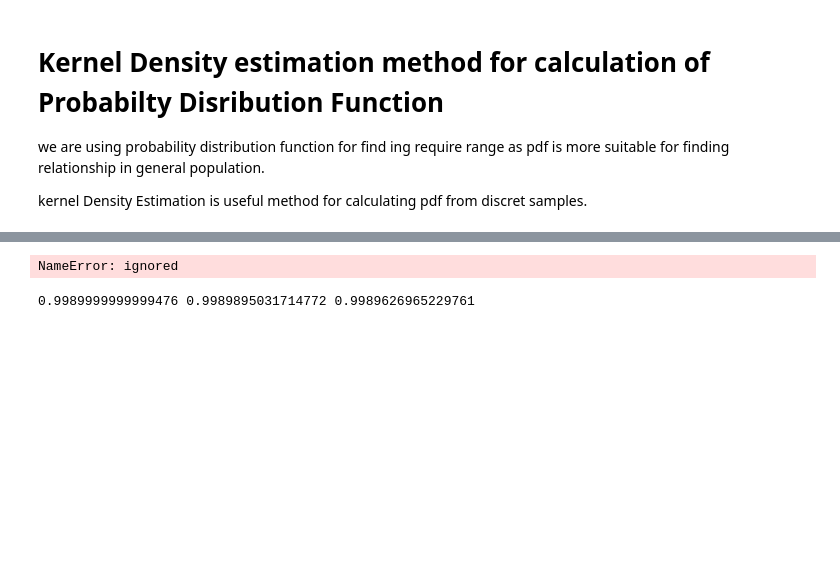
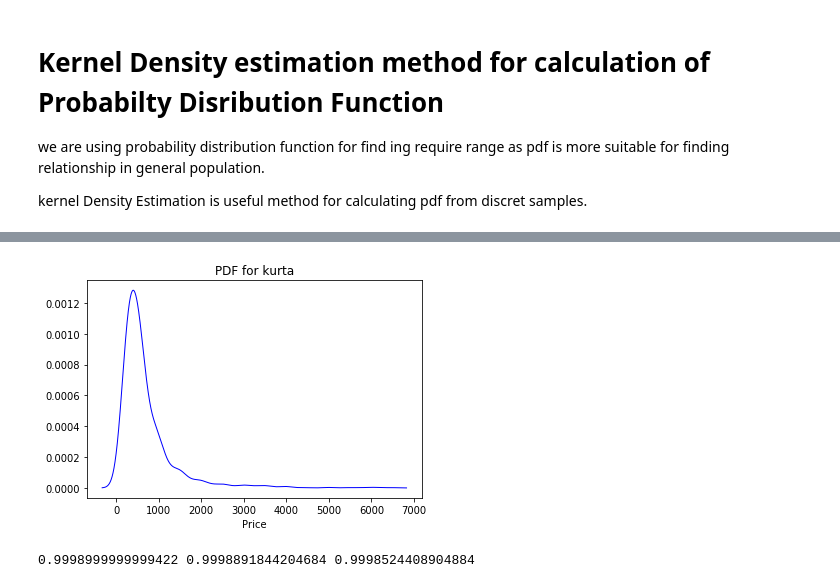
Before and after one commit to princeofpython/IndiaMart-Hackathon-2k19, a Jupyter notebook: phase1.ipynb, the cells around one changed output, grey strips where cells are left out. Cells and saved outputs as stored; diff of their text form; code cells hidden in the pictures; blank space fills up the shorter version.

```diff
--- a/phase1.ipynb
+++ b/phase1.ipynb
@@ -193,17 +212,20 @@ plt.plot(y_grid1, pdf1, color='blue', alpha=1, lw=1)
 # %%
 y_grid2=np.linspace(-(np.amax(npa2)-np.amin(npa2))*0.05,np.amax(npa2)*1.05,10000)
 ideal2=1.06*(np.std(npa2))*((len(npa2)**(-1/5)))
 pdf2 = kde_scipy(npa2, y_grid2, bandwidth=ideal2)
 plt.plot(y_grid2, pdf2, color='blue', alpha=1, lw=1)
+plt.title('PDF for kurta')
+plt.xlabel('Price')
+plt.show()
 # %% [output]
-NameError: ignored
+[figure, added]
 # %%
-w=((np.amax(npa)-np.amin(npa))*1.8)/1000
-w1=((np.amax(npa1)-np.amin(npa1))*1.8)/1000
-w2=((np.amax(npa2)-np.amin(npa2))*0.05+np.amax(npa2)+(np.amax(npa2)-np.amin(npa2))*1)/1000
+w=((np.amax(npa)-np.amin(npa))*1.8)/10000
+w1=((np.amax(npa1)-np.amin(npa1))*1.8)/10000
+w2=((np.amax(npa2)-np.amin(npa2))*0.05+np.amax(npa2)*1.05)/10000
 print(np.sum(pdf)*w,np.sum(pdf1)*w1,np.sum(pdf2)*w2)
 # %% [output]
-0.9989999999999476 0.9989895031714772 0.9989626965229761
+0.9998999999999422 0.9998891844204684 0.9998524408904884
 # %%
 pdf_area=np.zeros(len(pdf)-1)
 for a in range(len(pdf_area)):
```
Also changed, not shown: parts of 23 cells of this notebook.
